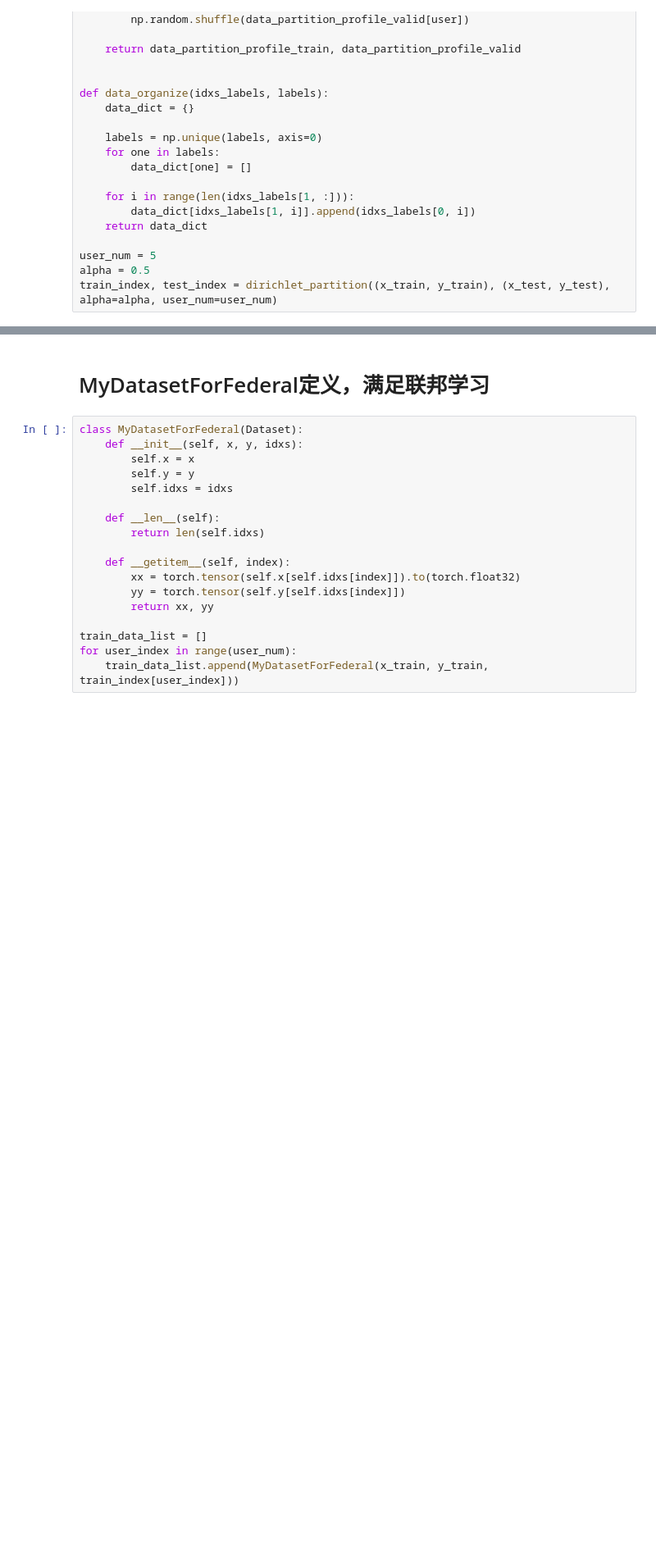
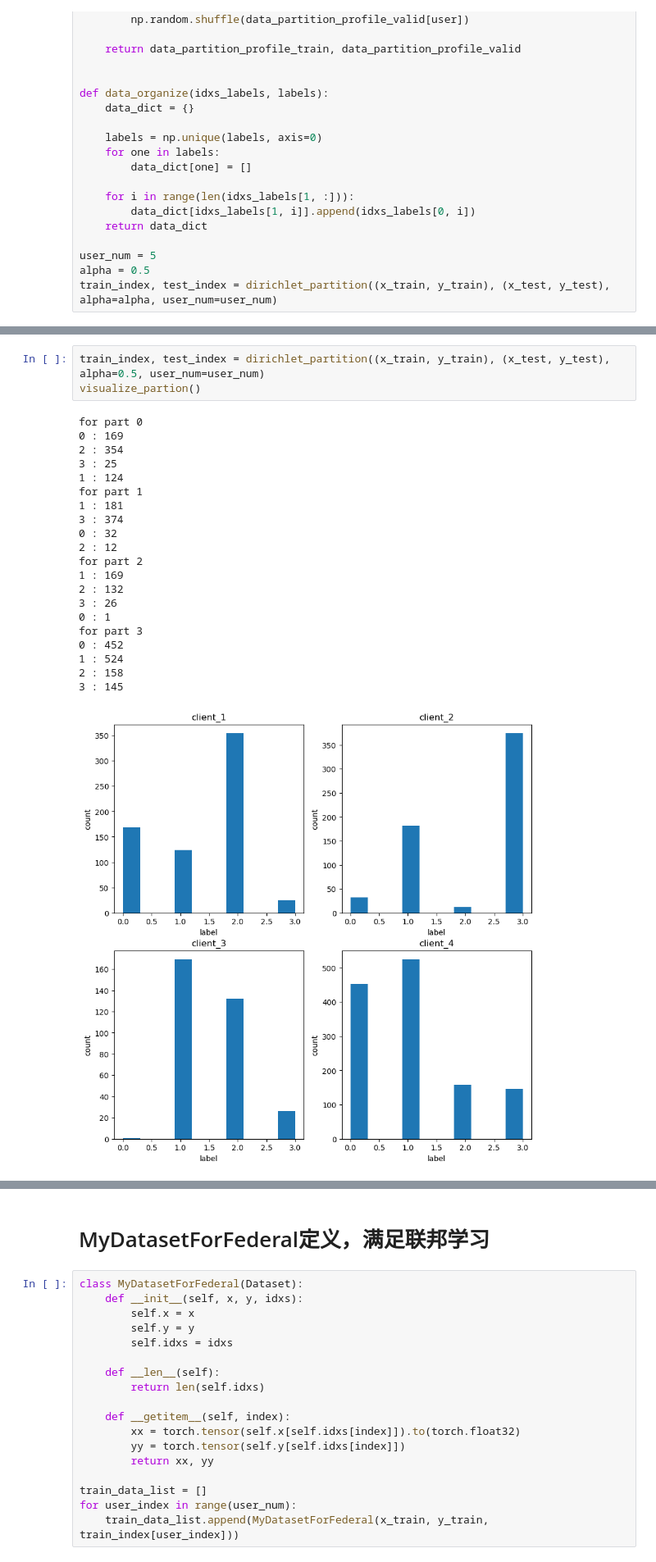
Before and after one commit to shuxiongwuziqi/federal_house_price, a Jupyter notebook: task3.ipynb, the cells around one changed output, grey strips where cells are left out. Shown: that part at 82% size. Cells and saved outputs as stored; diff of their text form; blank space fills up the shorter version.

```diff
--- a/task3.ipynb
+++ b/task3.ipynb
@@ -318,0 +351,25 @@ for part 3
+# %%
+train_index, test_index = dirichlet_partition((x_train, y_train), (x_test, y_test), alpha=0.5, user_num=user_num)
+visualize_partion()
+# %% [output]
+for part 0
+0 : 169
+2 : 354
+3 : 25
+1 : 124
+for part 1
+1 : 181
+3 : 374
+0 : 32
+2 : 12
+for part 2
+1 : 169
+2 : 132
+3 : 26
+0 : 1
+for part 3
+0 : 452
+1 : 524
+2 : 158
+3 : 145
+[figure, added]
```
Also changed, not shown: parts of 10 cells of this notebook.
